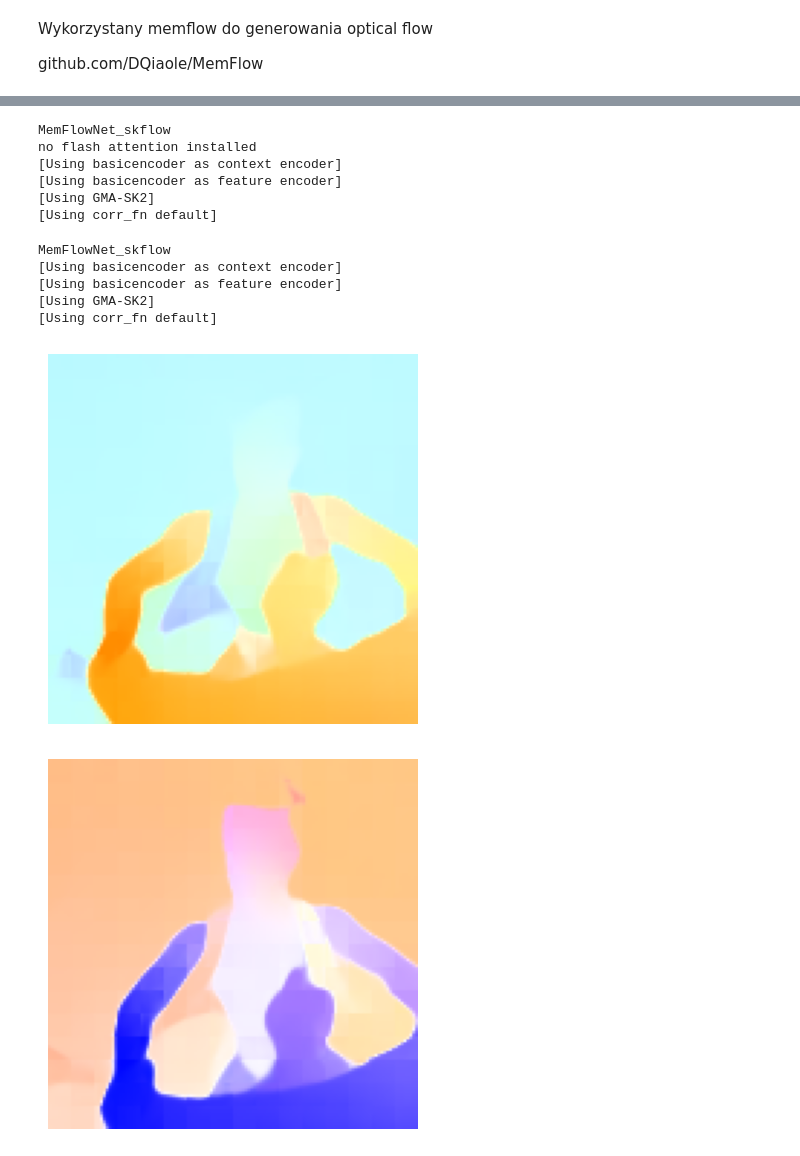
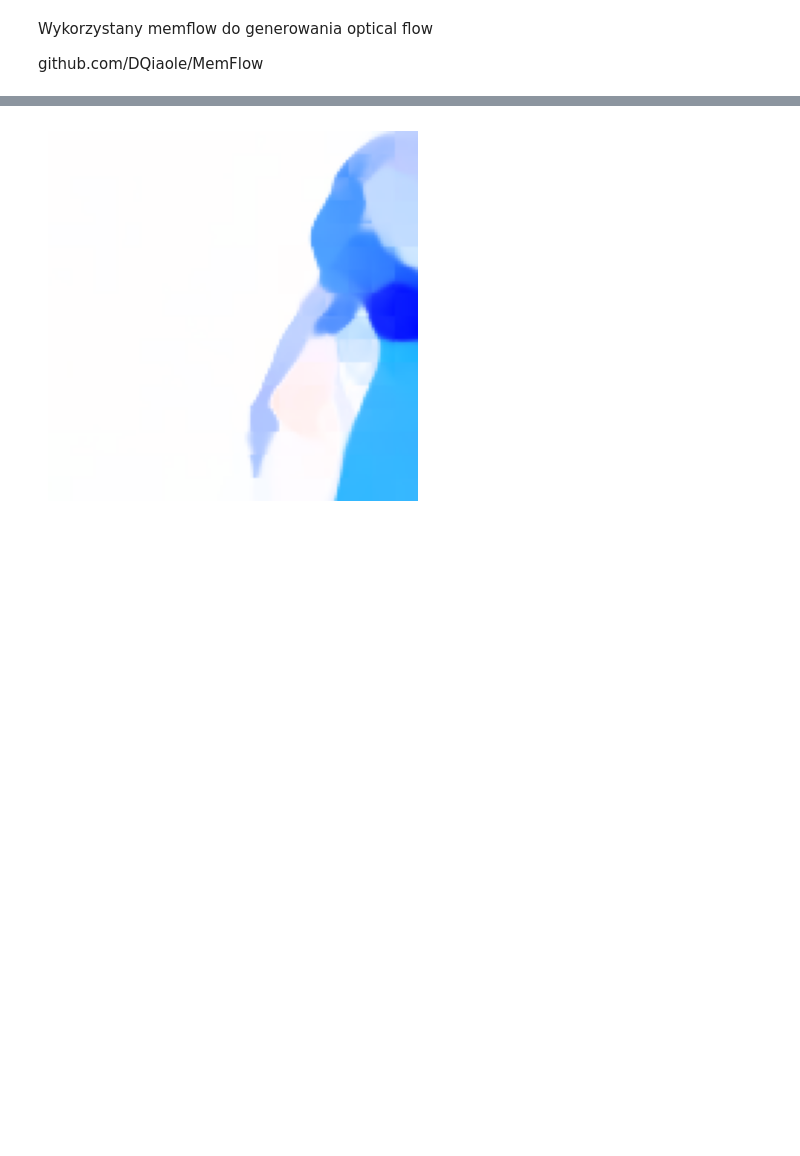
Before and after one commit to twezowic/SIGK, a Jupyter notebook: lab5/note.ipynb, the cells around one changed output, grey strips where cells are left out. Saved outputs shown, nothing was run; the diff lists cells and outputs as text; code cells hidden in the pictures; blank space fills up the shorter version.

```diff
--- a/lab5/note.ipynb
+++ b/lab5/note.ipynb
@@ -12,7 +13,7 @@ device = torch.device("cuda")
 # %%
 transform = transforms.Compose([
-    #  transforms.ToTensor(),
-    #  transforms.Normalize((0.5, 0.5, 0.5), (0.5, 0.5, 0.5)),
+     transforms.ToTensor(),
+     transforms.Normalize((0.5, 0.5, 0.5), (0.5, 0.5, 0.5)),
     ])
 
 class FrameInterpolationDataset(Dataset):
@@ -21,7 +22,7 @@ class FrameInterpolationDataset(Dataset):
         self.transform = transform
         self.samples = []
 
-        for subdir in sorted(os.listdir(root_dir)):
+        for subdir in sorted(os.listdir(root_dir))[:129]:
             subdir_path = os.path.join(root_dir, subdir)
 
             frame_path1 = os.path.join(subdir_path, "frame1.jpg")
@@ -55,7 +56,9 @@ trainloader = DataLoader(images_train, batch_size=32, shuffle=True, num_workers=
 # %%
-def show(img):
-    # img = (img + 1) / 2
-    # img = np.transpose(img, (1, 2, 0))
+def show(img, denormalize=False):
+    if denormalize:
+        img = (img + 1) / 2
+        img = np.transpose(img, (1, 2, 0))
+
     plt.imshow(img)
     plt.axis('off')
     plt.show()
@@ -64,29 +67,29 @@ def show_3_frames(x, y):
     fig, axes = plt.subplots(1, 3, figsize=(10, 3))
 
     img = x[0]
-    # img = (img + 1) / 2
-    # img = np.transpose(img, (1, 2, 0))
-    # img = (img.numpy() * 255).astype(np.uint8)
+    img = (img + 1) / 2
+    img = np.transpose(img, (1, 2, 0))
+    img = (img.numpy() * 255).astype(np.uint8)
     img = cv2.cvtColor(img, cv2.COLOR_BGR2RGB)
     axes[0].imshow(img)
 
     img = y
-    # img = (img + 1) / 2
-    # img = np.transpose(img, (1, 2, 0))
-    # img = (img.numpy() * 255).astype(np.uint8)
+    img = (img + 1) / 2
+    img = np.transpose(img, (1, 2, 0))
+    img = (img.numpy() * 255).astype(np.uint8)
     img = cv2.cvtColor(img, cv2.COLOR_BGR2RGB)
     axes[1].imshow(img)
 
     img = x[1]
-    # img = (img + 1) / 2
-    # img = np.transpose(img, (1, 2, 0))
-    # img = (img.numpy() * 255).astype(np.uint8)
+    img = (img + 1) / 2
+    img = np.transpose(img, (1, 2, 0))
+    img = (img.numpy() * 255).astype(np.uint8)
     img = cv2.cvtColor(img, cv2.COLOR_BGR2RGB)
     axes[2].imshow(img)
 
     plt.show()
 # %%
-x, y = images_train[412]
+x, y = images_train[30]
 # %%
 show_3_frames(x, y)
 # %% [output]
@@ -104,26 +104,6 @@ please consider installing flash attention for faster inference
 # %%
-cfg = get_cfg()
-
-cfg.name = "MemFlowNet"
-cfg.restore_ckpt = "MemFlow/ckpts/MemFlowNet_sintel.pth"
-cfg.vis_dir = "./"
-
-a = inference(cfg, x[1], x[0])
-b = inference(cfg, x[0], x[1])
+a = generates_flow(x[1], x[0])
 
 show(a)
-show(b)
 # %% [output]
-MemFlowNet_skflow
-no flash attention installed
-[Using basicencoder as context encoder]
-[Using basicencoder as feature encoder]
-[Using GMA-SK2]
-[Using corr_fn default]
-MemFlowNet_skflow
-[Using basicencoder as context encoder]
-[Using basicencoder as feature encoder]
-[Using GMA-SK2]
-[Using corr_fn default]
-[figure, old version]
+[figure, new version]
-[figure, removed]
```
Also changed, not shown: parts of 11 cells of this notebook, 5 other files.
